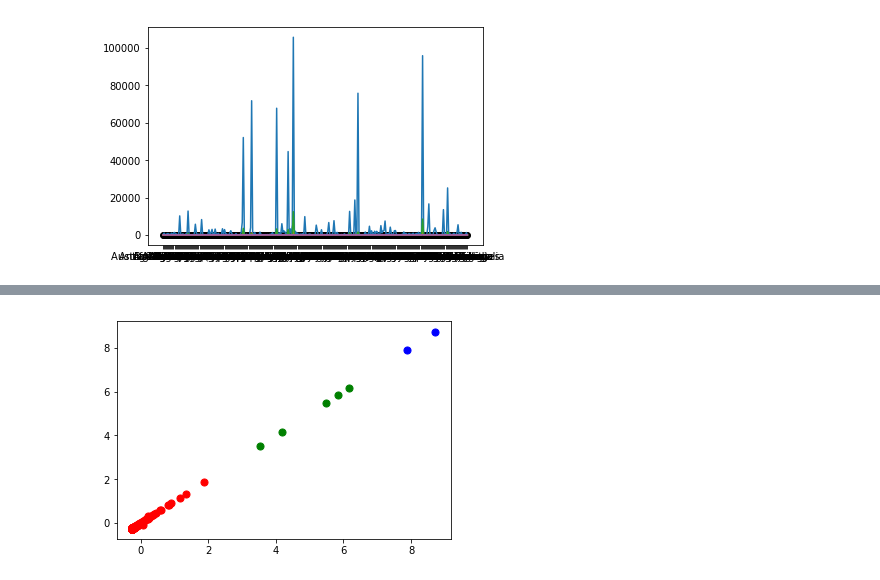
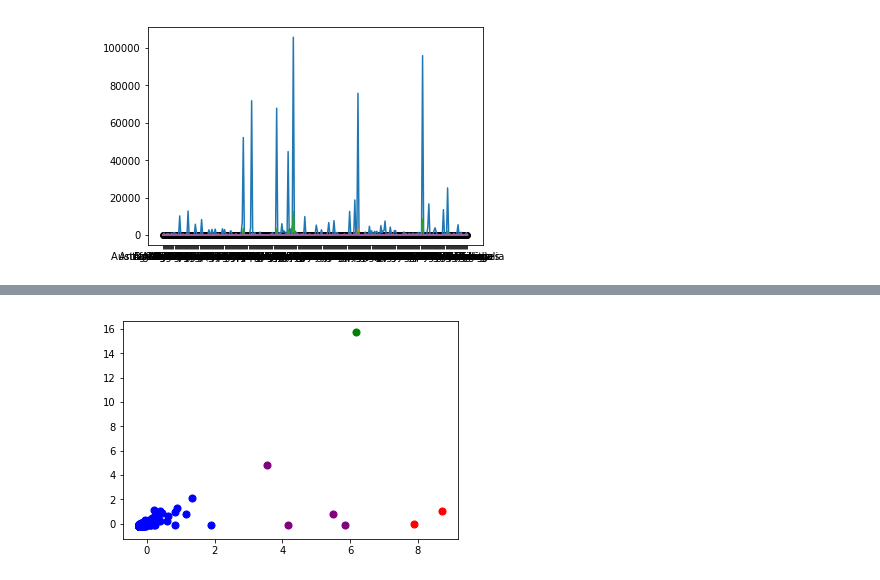
Before and after one commit to ankitnamdeo34/pyspark_hive_hadoop, a Jupyter notebook: covid_data.ipynb, the cells around one changed output, grey strips where cells are left out. Cells and saved outputs as stored; diff of their text form; code cells hidden in the pictures.

```diff
--- a/covid_data.ipynb
+++ b/covid_data.ipynb
@@ -422,12 +435,19 @@ df3
 # %%
-df5 = df3.groupby(
+df6 = df4.groupby(
     ["Province_State"
 #      ,"Country_Region"
     ]).agg(
     {
-        "case_diff": "mean",
-        "fat_diff": "mean",
-        "ConfirmedCases": "max",
+        "case_diff": "median",
+        "ConfirmedCases": "max"
+    }
+)
+df7 = df5.groupby(
+    ["Province_State"
+#      ,"Country_Region"
+    ]).agg(
+    {
+        "fat_diff": "median",
         "Fatalities": "max"
     }
 )
@@ -456,2 +454,6 @@ df5
+# %%
+df8 = df6.join(
+    df7, "Province_State"
+).fillna(0)
 # %%
 # df5["ProvinceState"] = df5.index
@@ -478,5 +501,5 @@ for col in ["Province_State"]:
 # %%
-data=df5
+data=df8
 data
 # %% [output]
 |  | ConfirmedCases | case_diff | Fatalities | fat_diff |
@@ -590,18 +614,18 @@ dendrogram = sch.dendrogram(sch.linkage(data_transformed, method='ward'))
 # %%
-model = AgglomerativeClustering(n_clusters=3, affinity='euclidean', linkage='ward')
+model = AgglomerativeClustering(n_clusters=4, affinity='euclidean', linkage='ward')
 model.fit(data_transformed)
 labels = model.labels_
 # %%
 plt.scatter(data_transformed[labels==0, 0], data_transformed[labels==0, 1], s=50, marker='o', color='red')
 plt.scatter(data_transformed[labels==1, 0], data_transformed[labels==1, 1], s=50, marker='o', color='blue')
 plt.scatter(data_transformed[labels==2, 0], data_transformed[labels==2, 1], s=50, marker='o', color='green')
-# plt.scatter(data_transformed[labels==3, 0], data_transformed[labels==3, 1], s=50, marker='o', color='purple')
-# plt.scatter(data_transformed[labels==4, 0], data_transformed[labels==4, 1], s=50, marker='o', color='orange')
+plt.scatter(data_transformed[labels==3, 0], data_transformed[labels==3, 1], s=50, marker='o', color='purple')
+plt.scatter(data_transformed[labels==4, 0], data_transformed[labels==4, 1], s=50, marker='o', color='orange')
 # plt.scatter(data_transformed[labels==5, 0], data_transformed[labels==5, 1], s=50, marker='o', color='black')
 # plt.scatter(data_transformed[labels==6, 0], data_transformed[labels==6, 1], s=50, marker='o', color='brown')
 # plt.scatter(data_transformed[labels==7, 0], data_transformed[labels==7, 1], s=50, marker='o', color='grey')
 # plt.scatter(data_transformed[labels==8, 0], data_transformed[labels==8, 1], s=50, marker='o', color='pink')
 # plt.scatter(data_transformed[labels==9, 0], data_transformed[labels==9, 1], s=50, marker='o', color='yellow')
 plt.show()
 # %% [output]
-[figure, old version]
+[figure, new version]
```
Also changed, not shown: parts of 11 cells of this notebook.
